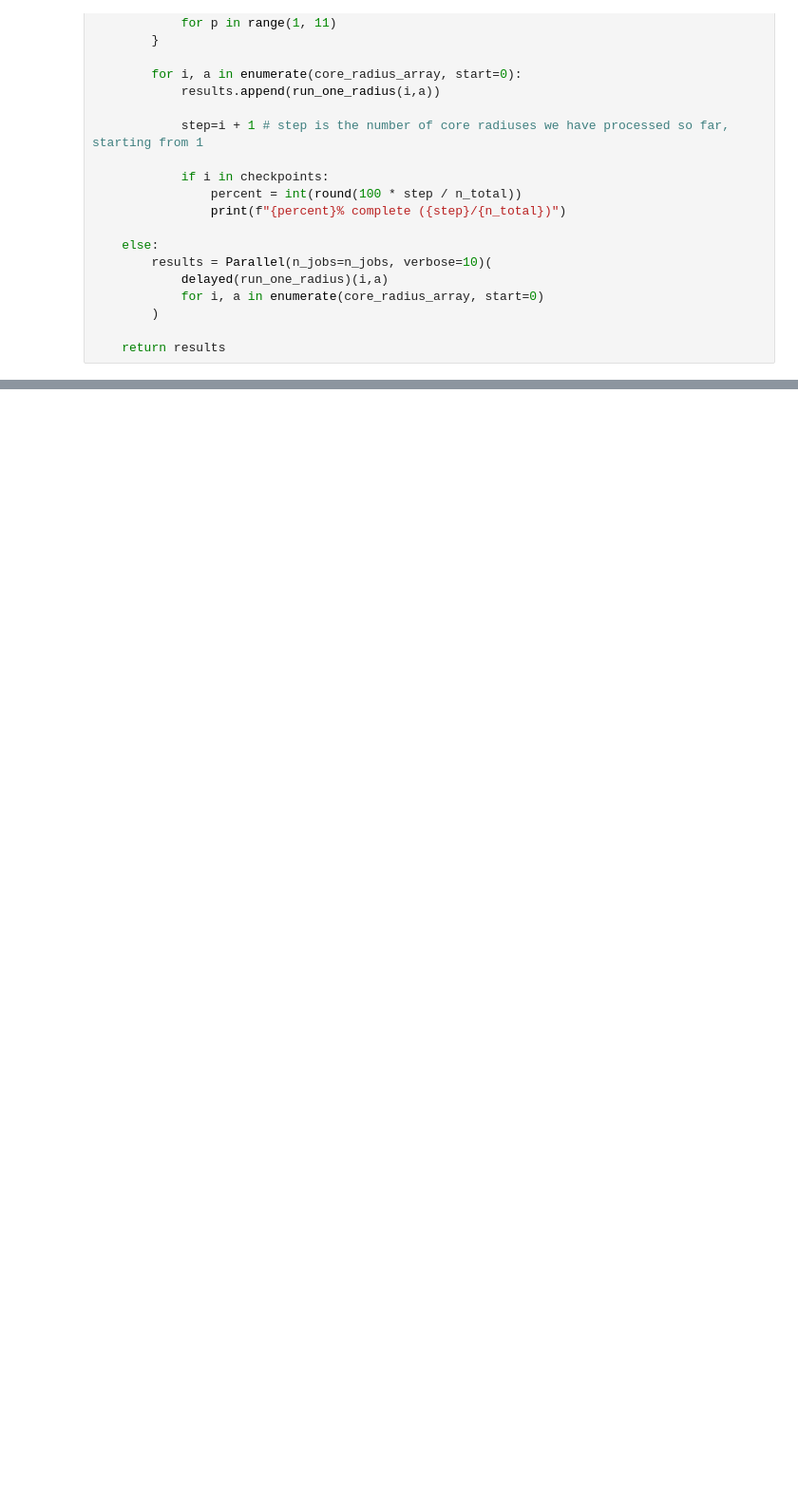
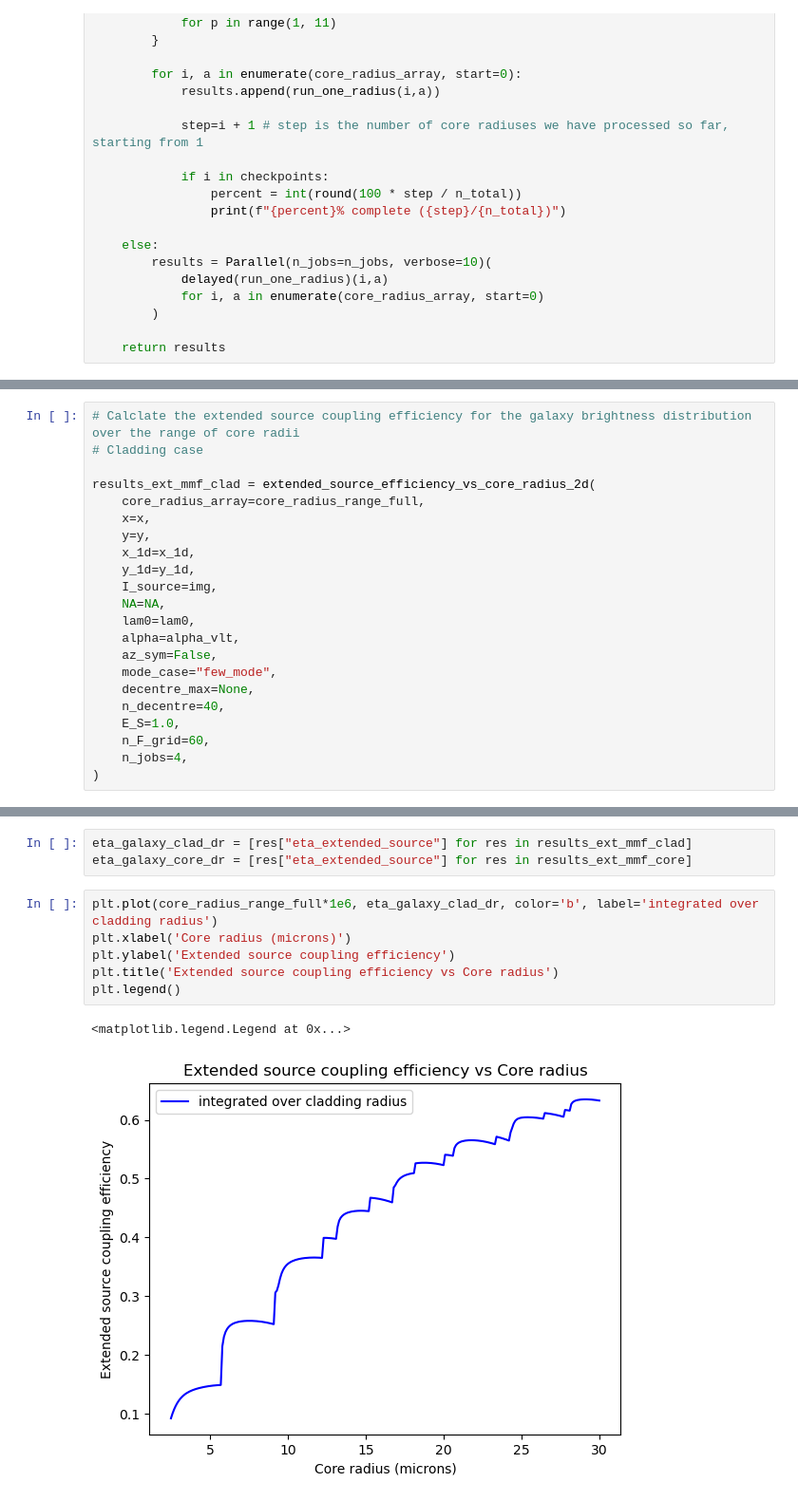
Before and after one commit to TongyueLiu/OH-Suppression-MRes-Project, a Jupyter notebook: notebooks/surface_brightness_profiles/Galaxy SNR_Estimation_2_cases.ipynb, the cells around one changed output, grey strips where cells are left out. Shown at 95% size. Drawn from its saved outputs; the diff is of its cells as text; blank space fills up the shorter version.

Commit message:
SNR of extended object

```diff
--- a/notebooks/surface_brightness_profiles/Galaxy SNR_Estimation_2_cases.ipynb
+++ b/notebooks/surface_brightness_profiles/Galaxy SNR_Estimation_2_cases.ipynb
@@ -1177,0 +1527,22 @@ BrokenProcessPool: A task has failed to un-serialize. Please ensure that the arg
+# %%
+# Calclate the extended source coupling efficiency for the galaxy brightness distribution over the range of core radii
+# Cladding case
+
+results_ext_mmf_clad = extended_source_efficiency_vs_core_radius_2d(
+    core_radius_array=core_radius_range_full,
+    x=x,
+    y=y,
+    x_1d=x_1d,
+    y_1d=y_1d,
+    I_source=img,
+    NA=NA,
+    lam0=lam0,
+    alpha=alpha_vlt,
+    az_sym=False,
+    mode_case="few_mode",
+    decentre_max=None,
+    n_decentre=40,
+    E_S=1.0,
+    n_F_grid=60,
+    n_jobs=4,
+)
@@ -1177,0 +1606,12 @@ BrokenProcessPool: A task has failed to un-serialize. Please ensure that the arg
+# %%
+eta_galaxy_clad_dr = [res["eta_extended_source"] for res in results_ext_mmf_clad]
+eta_galaxy_core_dr = [res["eta_extended_source"] for res in results_ext_mmf_core]
+# %%
+plt.plot(core_radius_range_full*1e6, eta_galaxy_clad_dr, color='b', label='integrated over cladding radius')
+plt.xlabel('Core radius (microns)')
+plt.ylabel('Extended source coupling efficiency')
+plt.title('Extended source coupling efficiency vs Core radius')
+plt.legend()
+# %% [output]
+<matplotlib.legend.Legend at 0x...>
+[figure, added]
```
Also changed, not shown: parts of 22 cells of this notebook, 2 other files.
